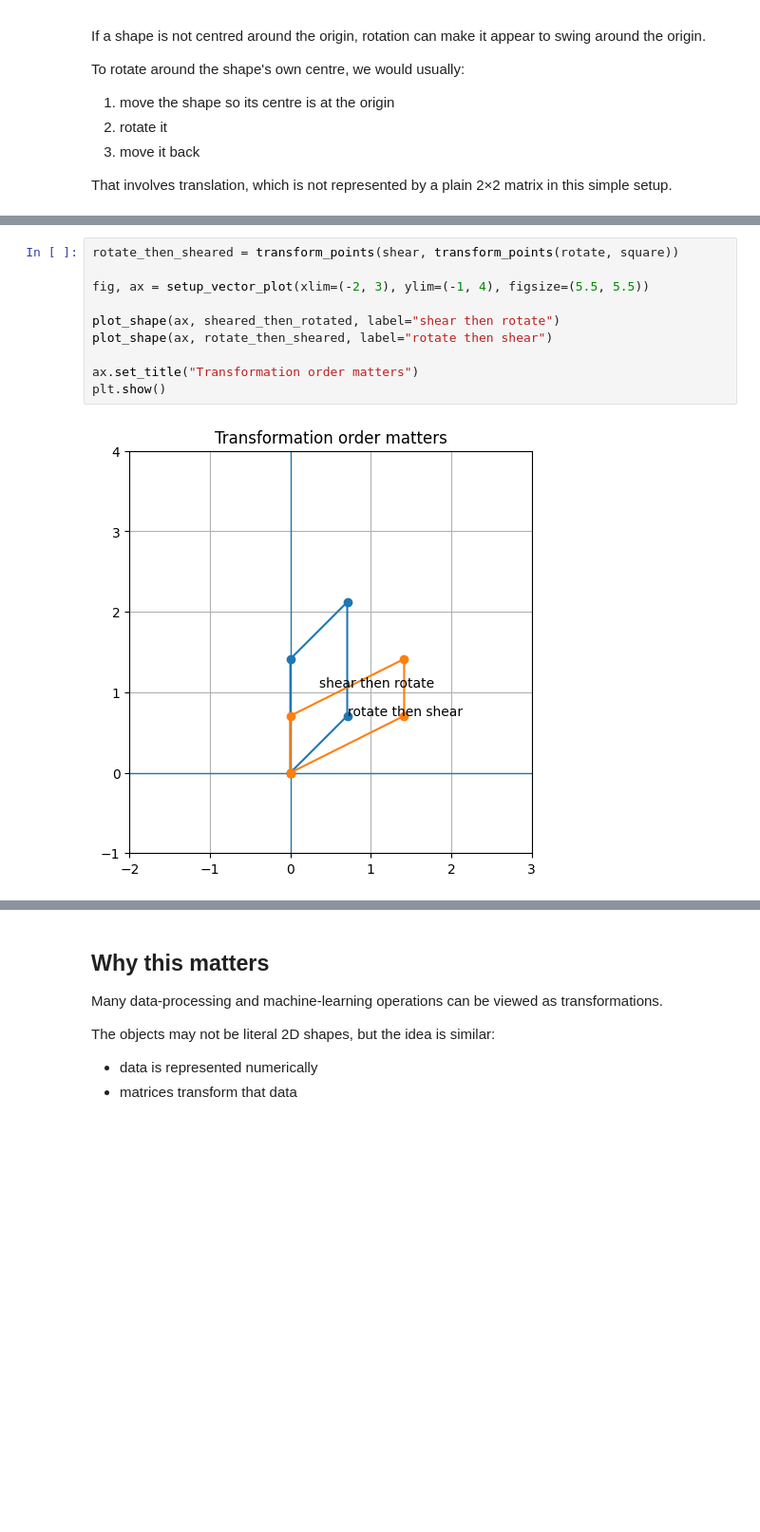
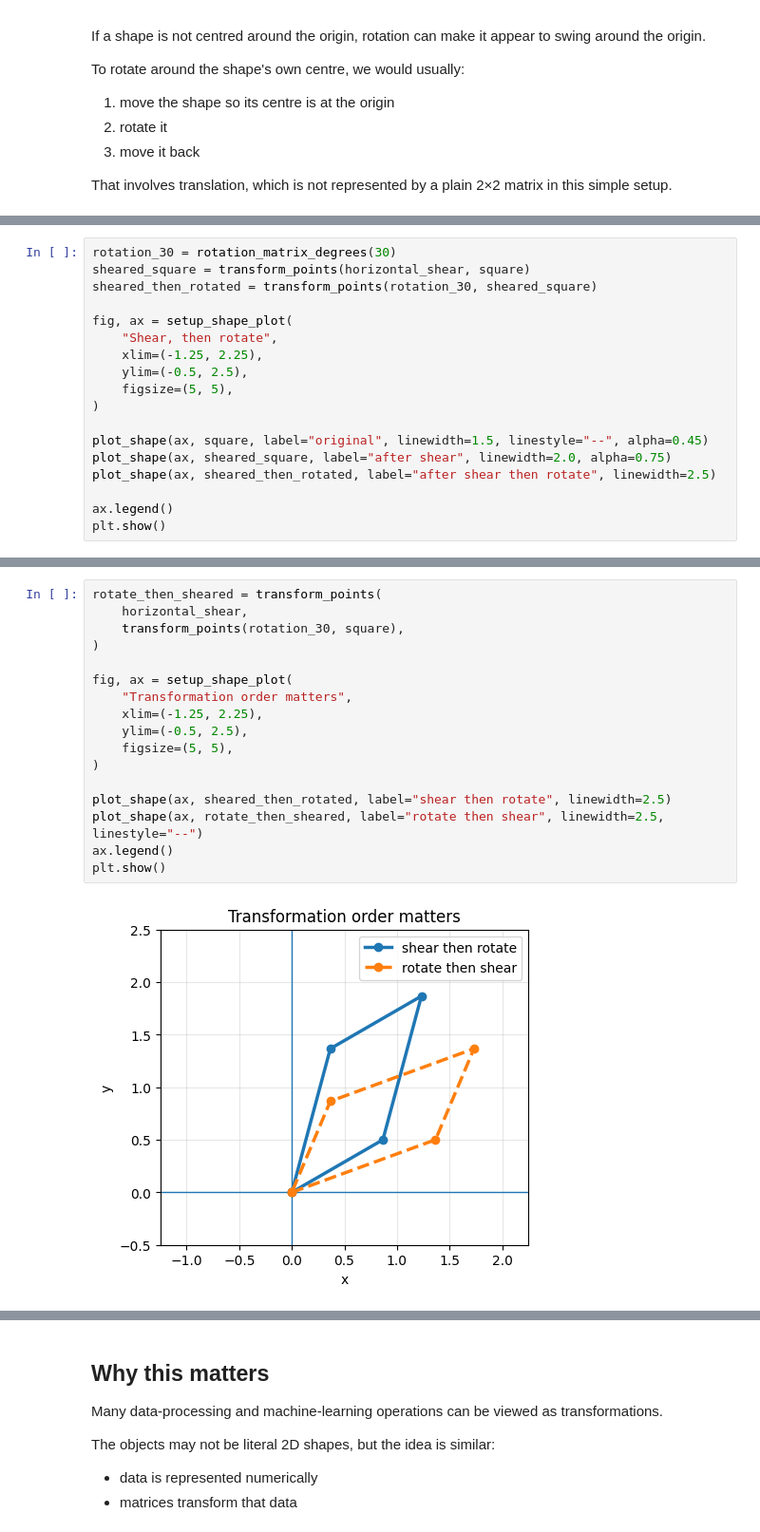
Before and after one commit to AnthonyPWatts/imperial-ai-coursework, a Jupyter notebook: maths-refresh/05-transforming-shapes-with-matrices.ipynb, the cells around one changed output, grey strips where cells are left out. Shown at 95% size. Cells and saved outputs as stored; diff of their text form; blank space fills up the shorter version.

```diff
--- a/maths-refresh/05-transforming-shapes-with-matrices.ipynb
+++ b/maths-refresh/05-transforming-shapes-with-matrices.ipynb
@@ -257,0 +276,18 @@ Applying shear then rotation is not necessarily the same as applying rotation th
+# %%
+rotation_30 = rotation_matrix_degrees(30)
+sheared_square = transform_points(horizontal_shear, square)
+sheared_then_rotated = transform_points(rotation_30, sheared_square)
+
+fig, ax = setup_shape_plot(
+    "Shear, then rotate",
+    xlim=(-1.25, 2.25),
+    ylim=(-0.5, 2.5),
+    figsize=(5, 5),
+)
+
+plot_shape(ax, square, label="original", linewidth=1.5, linestyle="--", alpha=0.45)
+plot_shape(ax, sheared_square, label="after shear", linewidth=2.0, alpha=0.75)
+plot_shape(ax, sheared_then_rotated, label="after shear then rotate", linewidth=2.5)
+
+ax.legend()
+plt.show()
@@ -258,12 +306,19 @@ Applying shear then rotation is not necessarily the same as applying rotation th
 # %%
-rotate_then_sheared = transform_points(shear, transform_points(rotate, square))
+rotate_then_sheared = transform_points(
+    horizontal_shear,
+    transform_points(rotation_30, square),
+)
 
-fig, ax = setup_vector_plot(xlim=(-2, 3), ylim=(-1, 4), figsize=(5.5, 5.5))
+fig, ax = setup_shape_plot(
+    "Transformation order matters",
+    xlim=(-1.25, 2.25),
+    ylim=(-0.5, 2.5),
+    figsize=(5, 5),
+)
 
-plot_shape(ax, sheared_then_rotated, label="shear then rotate")
-plot_shape(ax, rotate_then_sheared, label="rotate then shear")
-
-ax.set_title("Transformation order matters")
+plot_shape(ax, sheared_then_rotated, label="shear then rotate", linewidth=2.5)
+plot_shape(ax, rotate_then_sheared, label="rotate then shear", linewidth=2.5, linestyle="--")
+ax.legend()
 plt.show()
 # %% [output]
-[figure, old version]
+[figure, new version]
```
Also changed, not shown: parts of 28 cells of this notebook.
